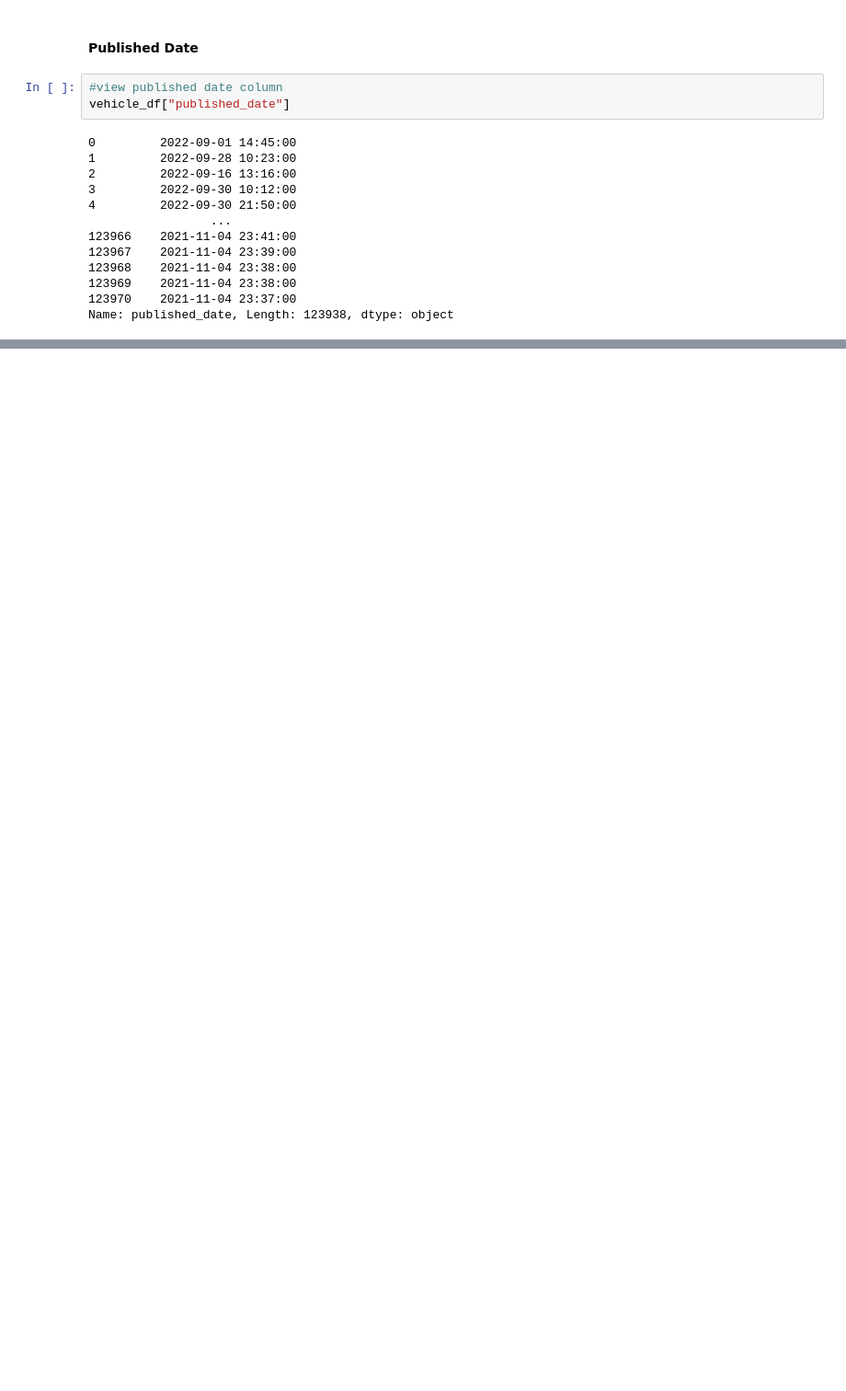
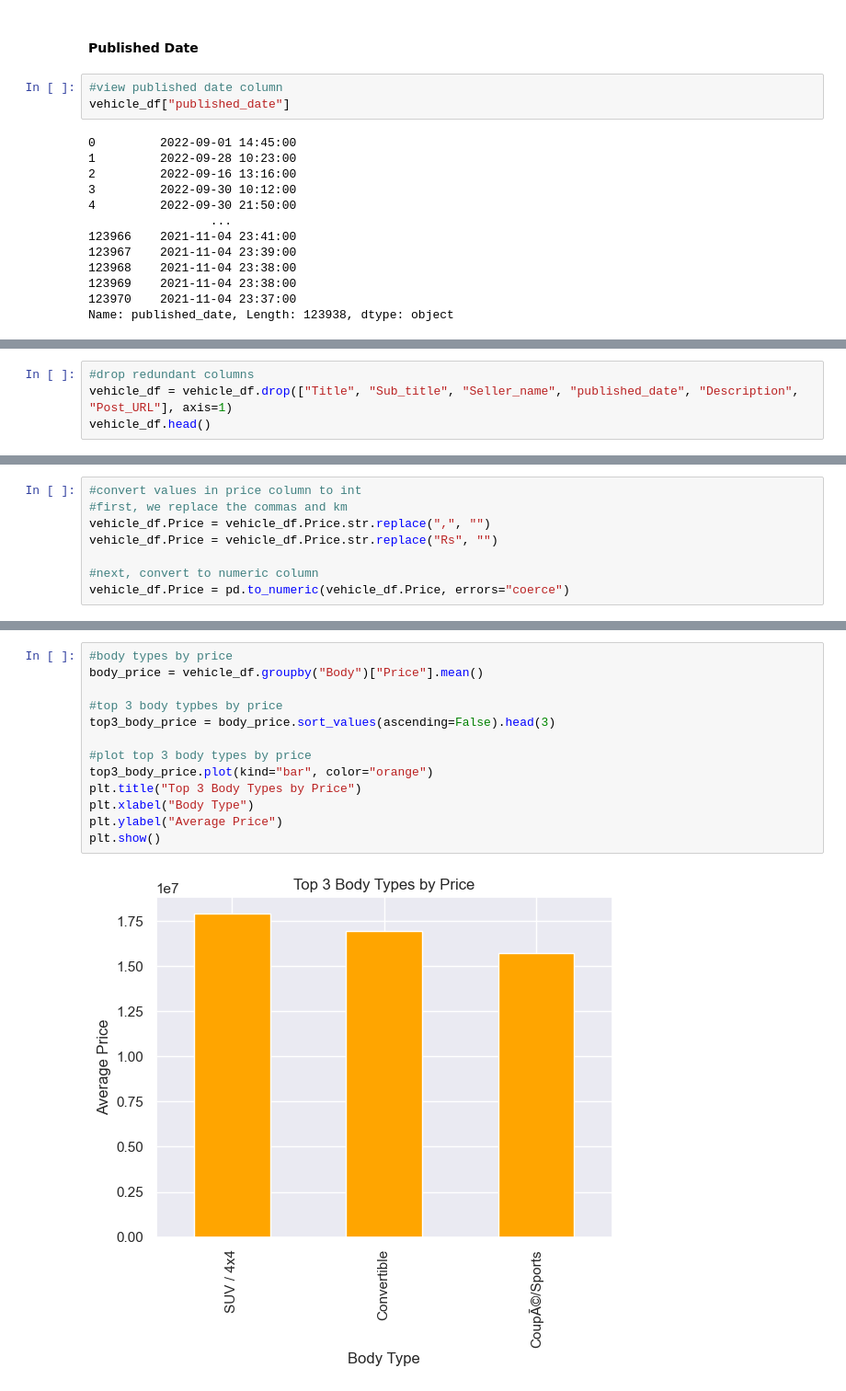
Before and after one commit to toobask/introtoAI1, a Jupyter notebook: notebook/IntroToAI_701_CourseWork_Amua_et_Tooba.ipynb, the cells around one changed output, grey strips where cells are left out. Shown: that part at 92% size. Cells and saved outputs as stored; diff of their text form; blank space fills up the shorter version.

Commit message:
more EDA, redundant features removed, missing values handled

```diff
--- a/notebook/IntroToAI_701_CourseWork_Amua_et_Tooba.ipynb
+++ b/notebook/IntroToAI_701_CourseWork_Amua_et_Tooba.ipynb
@@ -673,0 +684,4 @@ Name: published_date, Length: 123938, dtype: object
+# %%
+#drop redundant columns
+vehicle_df = vehicle_df.drop(["Title", "Sub_title", "Seller_name", "published_date", "Description", "Post_URL"], axis=1)
+vehicle_df.head()
@@ -673,0 +741,8 @@ Name: published_date, Length: 123938, dtype: object
+# %%
+#convert values in price column to int
+#first, we replace the commas and km
+vehicle_df.Price = vehicle_df.Price.str.replace(",", "")
+vehicle_df.Price = vehicle_df.Price.str.replace("Rs", "")
+
+#next, convert to numeric column
+vehicle_df.Price = pd.to_numeric(vehicle_df.Price, errors="coerce")
@@ -673,0 +765,15 @@ Name: published_date, Length: 123938, dtype: object
+# %%
+#body types by price
+body_price = vehicle_df.groupby("Body")["Price"].mean()
+
+#top 3 body typbes by price
+top3_body_price = body_price.sort_values(ascending=False).head(3)
+
+#plot top 3 body types by price
+top3_body_price.plot(kind="bar", color="orange")
+plt.title("Top 3 Body Types by Price")
+plt.xlabel("Body Type")
+plt.ylabel("Average Price")
+plt.show()
+# %% [output]
+[figure, added]
```
Also changed, not shown: parts of 36 cells of this notebook.
